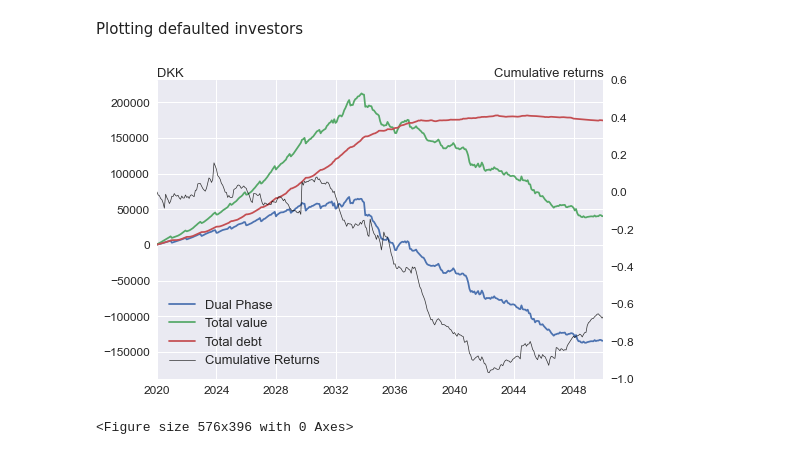
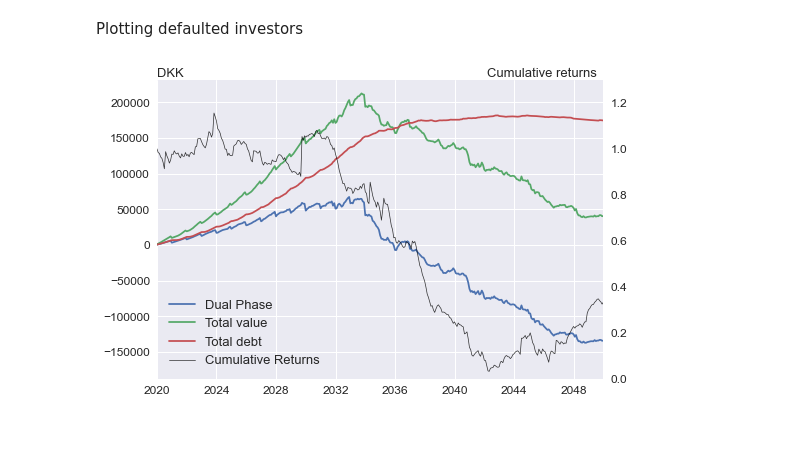
Before and after one commit to neriksen/applied_finance, a Jupyter notebook: Baseline.ipynb, the cells around one changed output. Saved outputs shown, nothing was run; the diff lists cells and outputs as text; code cells hidden in the pictures.

Commit message:
defaulted

```diff
--- a/Baseline.ipynb
+++ b/Baseline.ipynb
@@ -96,6 +96,7 @@ print(len(defaulted))
 #Laver cumulative mean returns for defaulted
 cum_return=data[['market_returns']].reset_index()
 cum_return['cumulative_returns']=0
+cum_return.iloc[0,2]=1
 for i in range(1, 600):
         cum_return.iloc[i, 2] = cum_return.iloc[i-1, 2]+cum_return.iloc[i, 1]
 cum_return=cum_return.set_index('period')
@@ -106,28 +107,27 @@ Plotting defaulted investors
 # %%
 fig = plt.figure()
 ax = fig.add_subplot(111)
 
 lns1 = ax.plot(data[['dual_phase']], label='Dual Phase')
 lns2 = ax.plot(data[['tv_u']], label='Total value')
 lns3 = ax.plot(data[['total_debt']], label='Total debt')
 ax2 = ax.twinx()
 lns4 = ax2.plot(cum_return[['cumulative_returns']],color='k',alpha=0.8,linewidth=0.7, label="Cumulative Returns")
 
 # added these three lines
 lns = lns1+lns2+lns3+lns4
 labs = [l.get_label() for l in lns]
 ax.legend(lns, labs, loc=0)
 
 ax2.grid(b=None)
 ax1.set_xlabel('period')
 ax.set_ylabel('DKK', rotation=0, loc='top', labelpad=-80)
 ax2.set_ylabel('Cumulative returns', rotation=0, loc='top', labelpad=-30, va='bottom')
-ax2.set_ylim(-1.0,0.6)
+ax2.set_ylim(0,1.3)
 ax.set_xlim('2020-01-01','2050-01-01')
 ax.set_axisbelow(True)
 plt.show()
 
-plt.savefig("Empirical/Defaulted.png", bbox_inches = 'tight', pad_inches = 0.1)
+fig.savefig("Empirical/Defaulted.png", bbox_inches = 'tight', pad_inches = 0.1)
 # %% [output]
-[figure, old version]
+[figure, new version]
-<Figure size 576x396 with 0 Axes>
```
Also changed, not shown: parts of 1 cell of this notebook, 1 other file.
